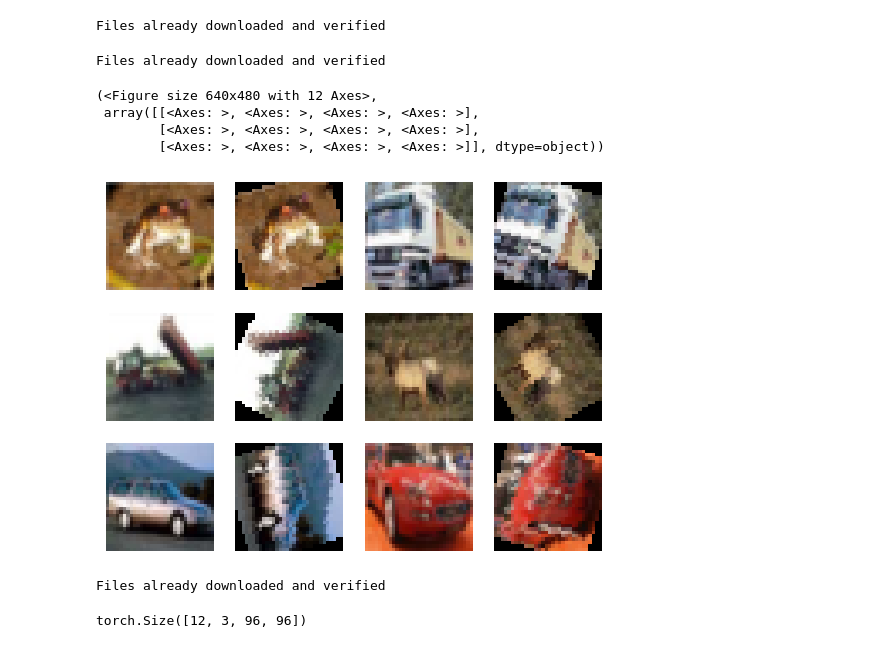
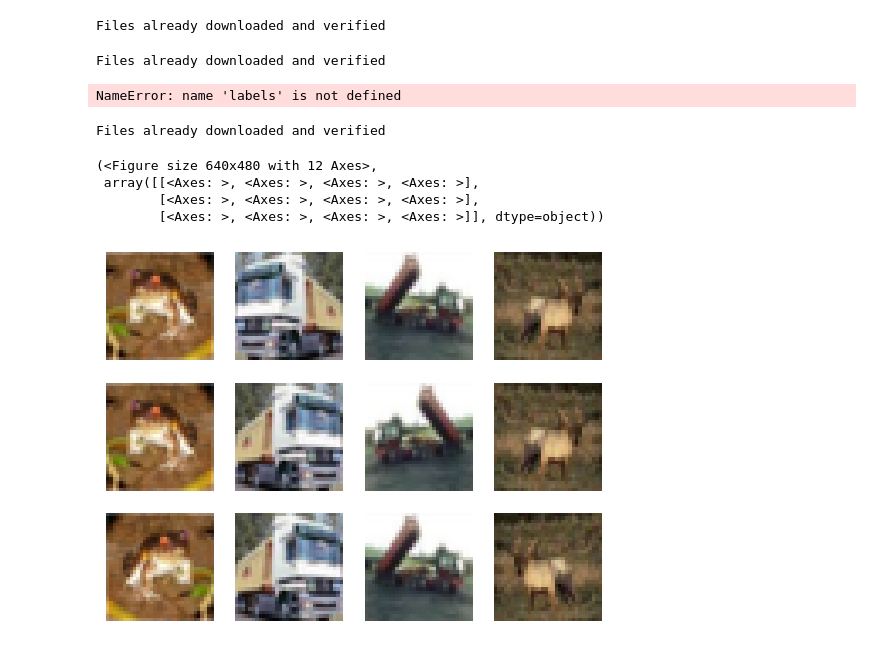
Before and after one commit to guanming-zhang/sslpnm, a Jupyter notebook: notebook.ipynb, the cells around one changed output. Saved outputs shown, nothing was run; the diff lists cells and outputs as text; code cells hidden in the pictures.

Commit message:
add transformations

```diff
--- a/notebook.ipynb
+++ b/notebook.ipynb
@@ -41,7 +41,8 @@ def show_images(imgs,nrow,ncol,titles = None):
     nrow: the number of rows
     ncol: the number of columns
     titles: the tile of each subimages
-
+    note that the size an image represented by PIL or ndarray is (W*H*C),
+              but for tensor it is (C*W*H)
     --returns
     fig and axes
     '''
@@ -76,44 +77,43 @@ for i in range(6):
 show_images(imgs,3,4)
 # %% [output]
 Files already downloaded and verified
-(<Figure size 640x480 with 12 Axes>,
- array([[<Axes: >, <Axes: >, <Axes: >, <Axes: >],
-        [<Axes: >, <Axes: >, <Axes: >, <Axes: >],
-        [<Axes: >, <Axes: >, <Axes: >, <Axes: >]], dtype=object))
+NameError: name 'labels' is not defined
-[figure, removed]
 # %%
-class ContrastiveTransformations(object):
-
-    def __init__(self, base_transforms, n_views=2):
-        self.base_transforms = base_transforms
+class AugumentationTransformations(object):
+    '''
+    for image augumentation
+    '''
+    def __init__(self, my_transforms, n_views=2):
+        '''
+        --args:
+        my_transforms: torchvison.transforms object that transforms the image
+        n_views: the number of transfomed images augmented for each orginal image
+        '''
+        self._transforms = my_transforms
         self.n_views = n_views
 
     def __call__(self, x):
-        return [self.base_transforms(x) for i in range(self.n_views)]
+        return [self._transforms(x) for i in range(self.n_views)]
 # %%
 contrast_transforms = transforms.Compose([transforms.RandomHorizontalFlip(),
-                                          transforms.RandomResizedCrop(size=96),
-                                          transforms.RandomApply([
-                                              transforms.ColorJitter(brightness=0.5,
-                                                                     contrast=0.5,
-                                                                     saturation=0.5,
-                                                                     hue=0.1)
-                                          ], p=0.8),
-                                          transforms.RandomGrayscale(p=0.2),
-                                          transforms.GaussianBlur(kernel_size=9),
-                                          transforms.ToTensor(),
-                                          transforms.Normalize((0.5,), (0.5,))
+                                          transforms.ToTensor()
                                          ])
 # %%
-train_dataset = datasets.CIFAR10(root="./data", train=True,download=True,transform=ContrastiveTransformations(contrast_transforms, n_views=3))
-loader = data.DataLoader(train_dataset, batch_size=12, shuffle=False)
+train_dataset = datasets.CIFAR10(root="./data", train=True,download=True,transform=AugumentationTransformations(contrast_transforms, n_views=3))
+loader = data.DataLoader(train_dataset, batch_size=4, shuffle=False)
 # %% [output]
 Files already downloaded and verified
 # %%
 x,y = next(iter(loader))
-x[0].shape
-#imgs = [x[i,:,:] for i in range(12)]
-#show_images(imgs,3,4)
+imgs = []
+for i in range(3):
+    for j in range(4):
+        imgs.append(x[i][j,:,:])
+show_images(imgs,3,4)
 # %% [output]
-torch.Size([12, 3, 96, 96])
+(<Figure size 640x480 with 12 Axes>,
+ array([[<Axes: >, <Axes: >, <Axes: >, <Axes: >],
+        [<Axes: >, <Axes: >, <Axes: >, <Axes: >],
+        [<Axes: >, <Axes: >, <Axes: >, <Axes: >]], dtype=object))
+[figure, added]
 # %%
```
Also changed, not shown: parts of 2 cells of this notebook.
